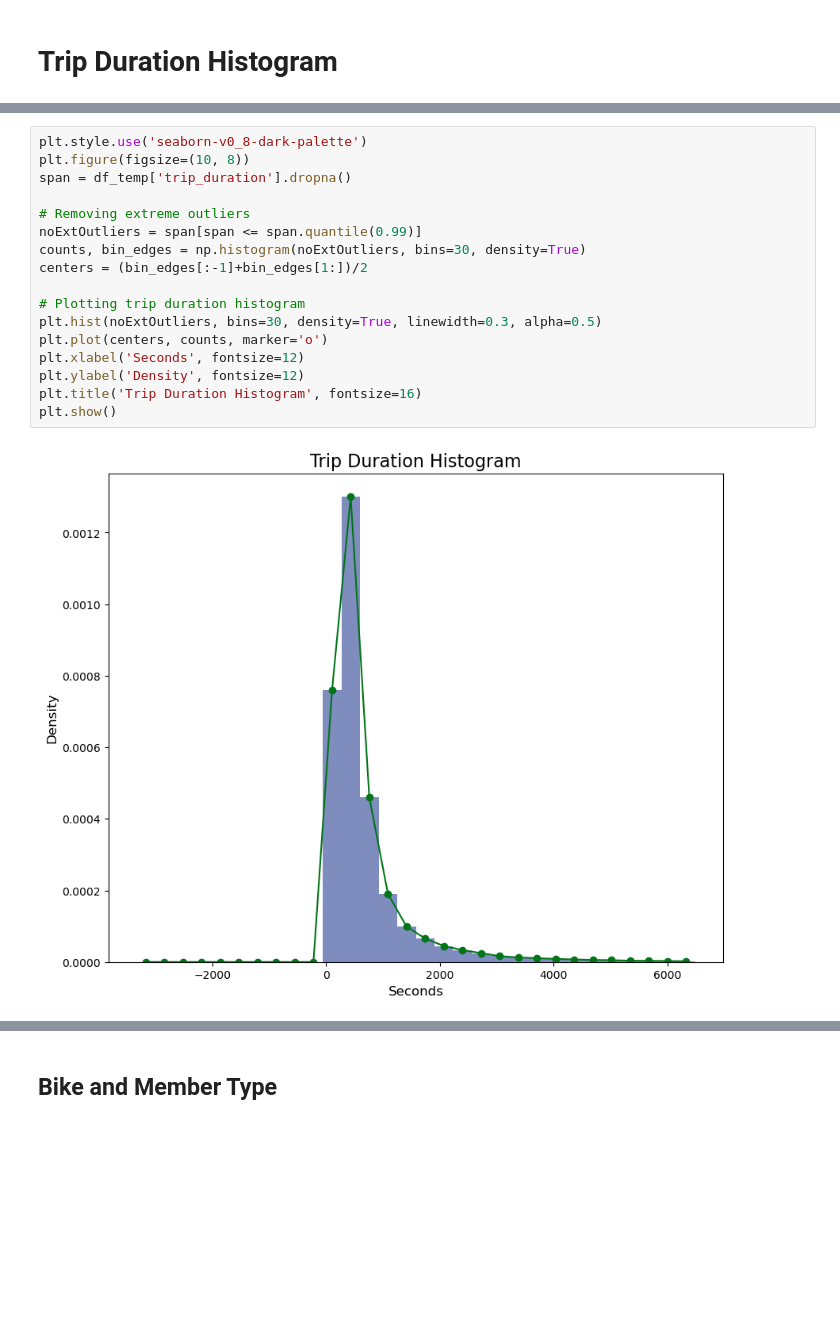
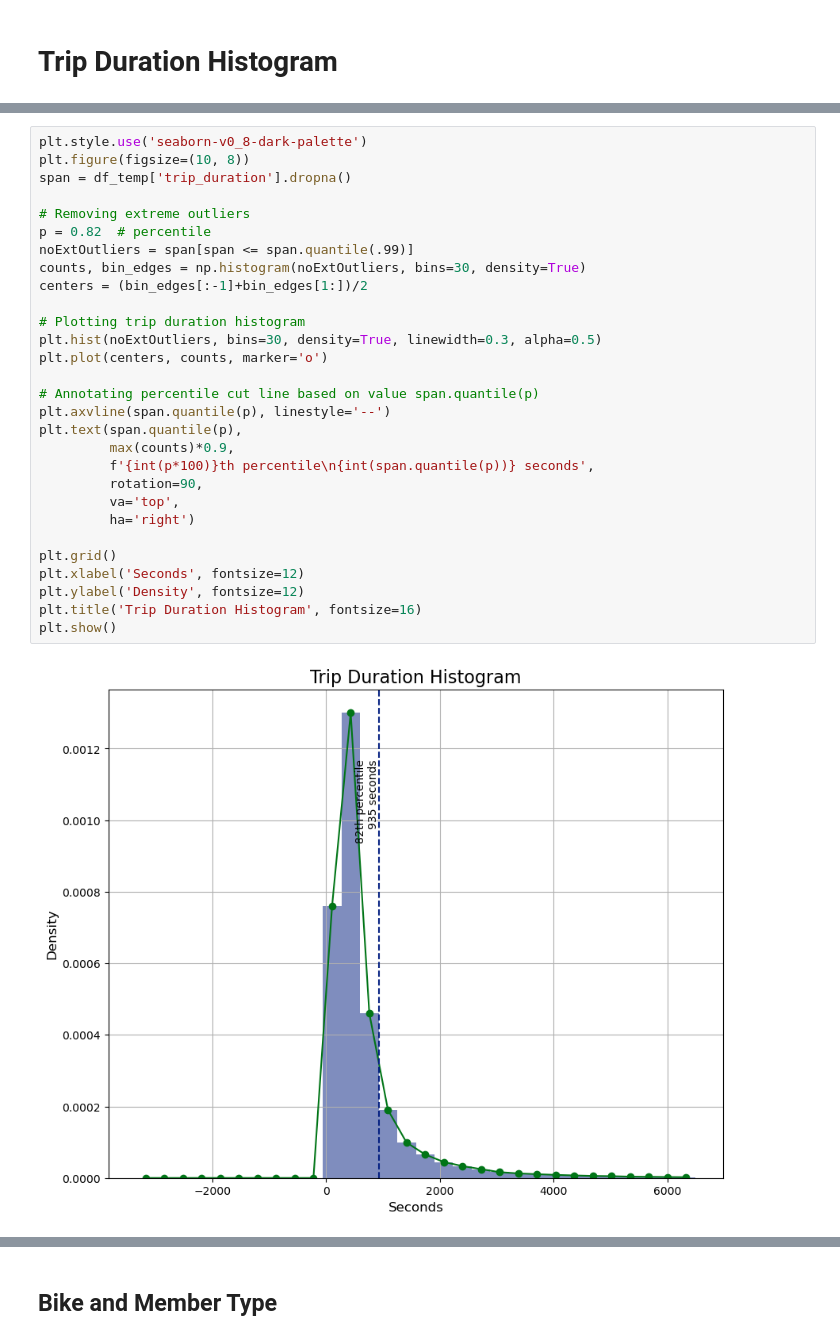
Before and after one commit to Giov4n/Bike_distribution, a Jupyter notebook: Trips and Temperature.ipynb, the cells around one changed output, grey strips where cells are left out. Saved outputs shown, nothing was run; the diff lists cells and outputs as text; blank space fills up the shorter version.

```diff
--- a/Trips and Temperature.ipynb
+++ b/Trips and Temperature.ipynb
@@ -451,20 +458,32 @@ df_temp.head()
 # %%
 plt.style.use('seaborn-v0_8-dark-palette')
 plt.figure(figsize=(10, 8))
 span = df_temp['trip_duration'].dropna()
 
 # Removing extreme outliers
-noExtOutliers = span[span <= span.quantile(0.99)]
+p = 0.82  # percentile
+noExtOutliers = span[span <= span.quantile(.99)]
 counts, bin_edges = np.histogram(noExtOutliers, bins=30, density=True)
 centers = (bin_edges[:-1]+bin_edges[1:])/2
 
 # Plotting trip duration histogram
 plt.hist(noExtOutliers, bins=30, density=True, linewidth=0.3, alpha=0.5)
 plt.plot(centers, counts, marker='o')
+
+# Annotating percentile cut line based on value span.quantile(p)
+plt.axvline(span.quantile(p), linestyle='--')
+plt.text(span.quantile(p),
+         max(counts)*0.9,
+         f'{int(p*100)}th percentile\n{int(span.quantile(p))} seconds',
+         rotation=90,
+         va='top',
+         ha='right')
+
+plt.grid()
 plt.xlabel('Seconds', fontsize=12)
 plt.ylabel('Density', fontsize=12)
 plt.title('Trip Duration Histogram', fontsize=16)
 plt.show()
 # %% [output]
-[figure, old version]
+[figure, new version]
 # %% [markdown]
```
Also changed, not shown: parts of 3 cells of this notebook, 1 other file.
